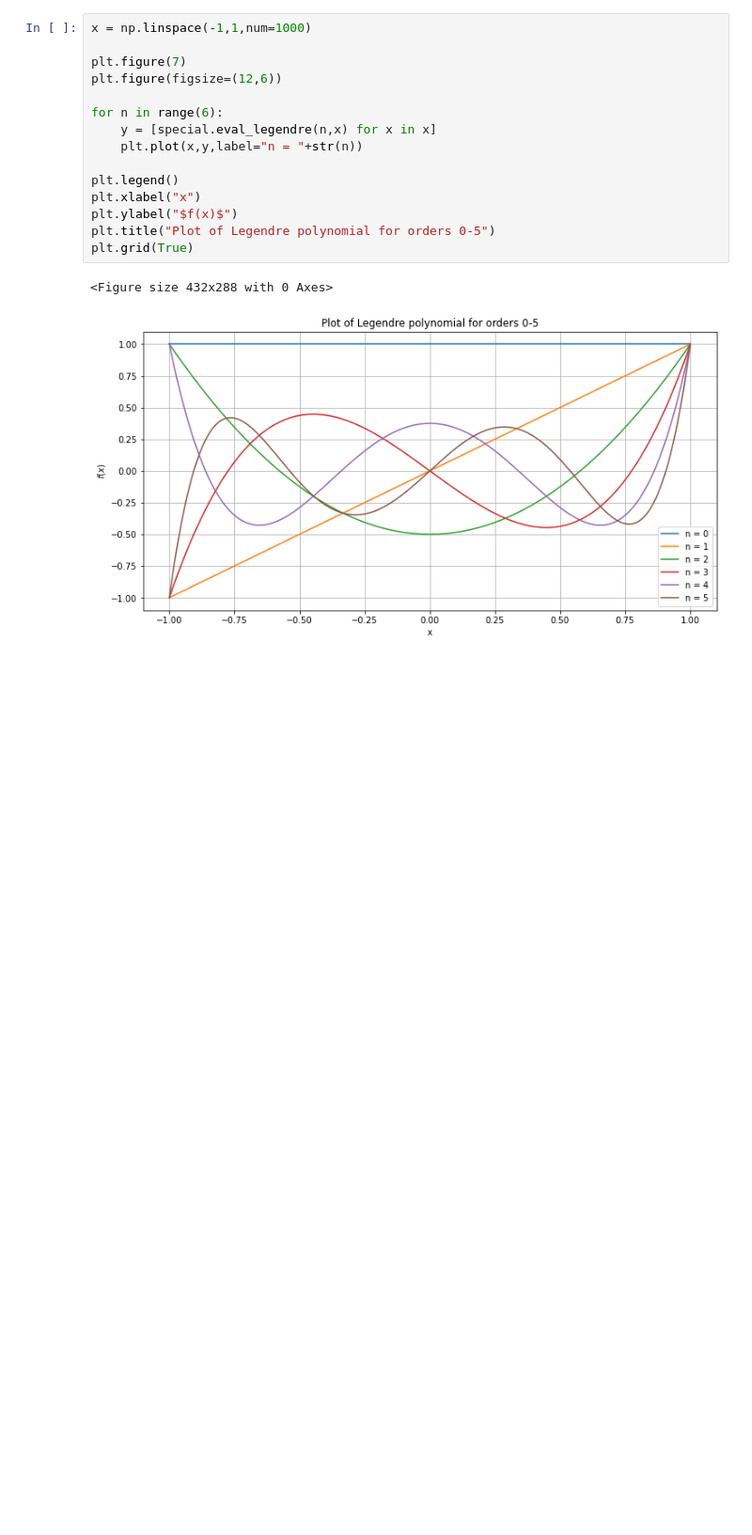
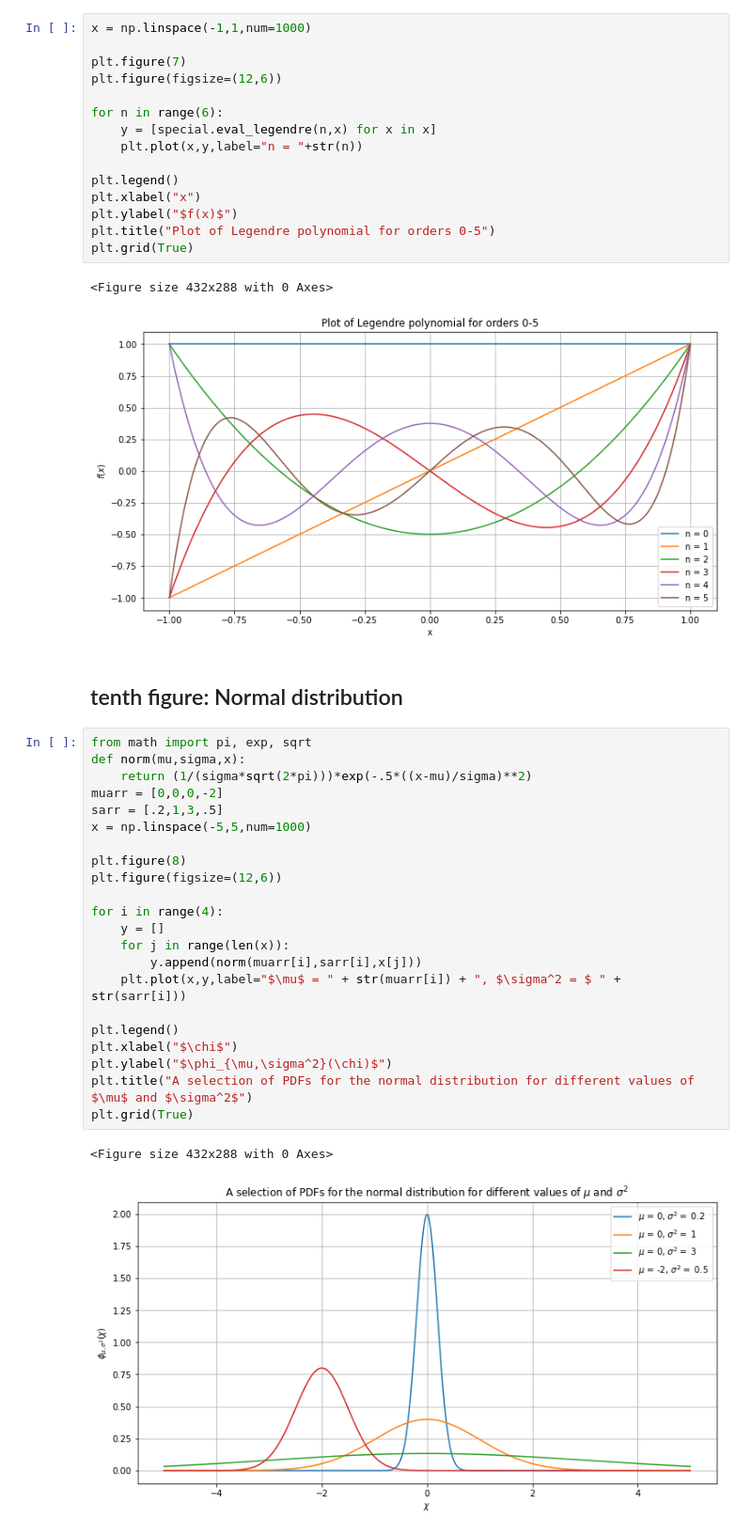
Before and after one commit to Holden1337/Matplotlibplots, a Jupyter notebook: matplotlibplots.ipynb, the cells around one changed output. Shown at 94% size. Saved outputs shown, nothing was run; the diff lists cells and outputs as text; blank space fills up the shorter version.

Commit message:
added more plots

```diff
--- a/matplotlibplots.ipynb
+++ b/matplotlibplots.ipynb
@@ -203,3 +203,30 @@ plt.grid(True)
 # %% [output]
 <Figure size 432x288 with 0 Axes>
 [figure]
+# %% [markdown]
+## tenth figure: Normal distribution
+# %%
+from math import pi, exp, sqrt
+def norm(mu,sigma,x):
+    return (1/(sigma*sqrt(2*pi)))*exp(-.5*((x-mu)/sigma)**2)
+muarr = [0,0,0,-2]
+sarr = [.2,1,3,.5]
+x = np.linspace(-5,5,num=1000)
+
+plt.figure(8)
+plt.figure(figsize=(12,6))
+
+for i in range(4):
+    y = []
+    for j in range(len(x)):
+        y.append(norm(muarr[i],sarr[i],x[j]))
+    plt.plot(x,y,label="$\mu$ = " + str(muarr[i]) + ", $\sigma^2 = $ " + str(sarr[i]))
+
+plt.legend()
+plt.xlabel("$\chi$")
+plt.ylabel("$\phi_{\mu,\sigma^2}(\chi)$")
+plt.title("A selection of PDFs for the normal distribution for different values of $\mu$ and $\sigma^2$")
+plt.grid(True)
+# %% [output]
+<Figure size 432x288 with 0 Axes>
+[figure, added]
```
Also changed, not shown: parts of 10 cells of this notebook.
